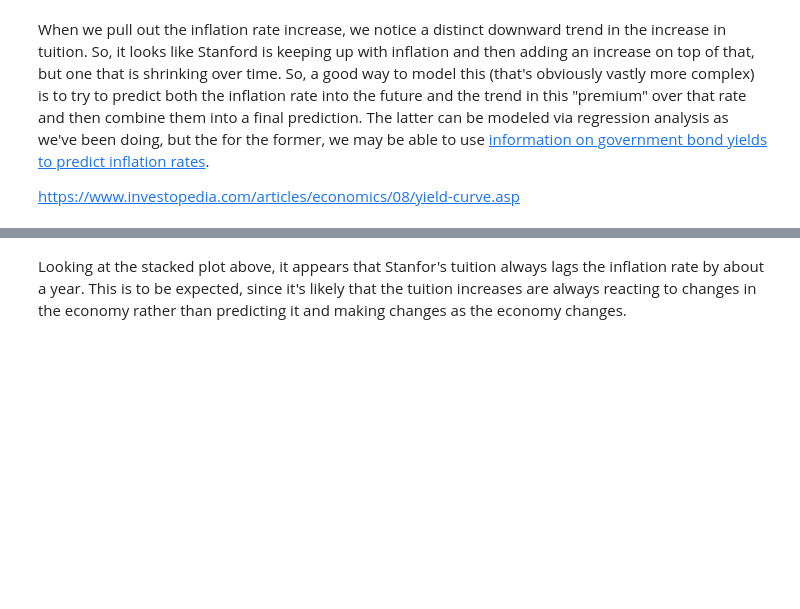
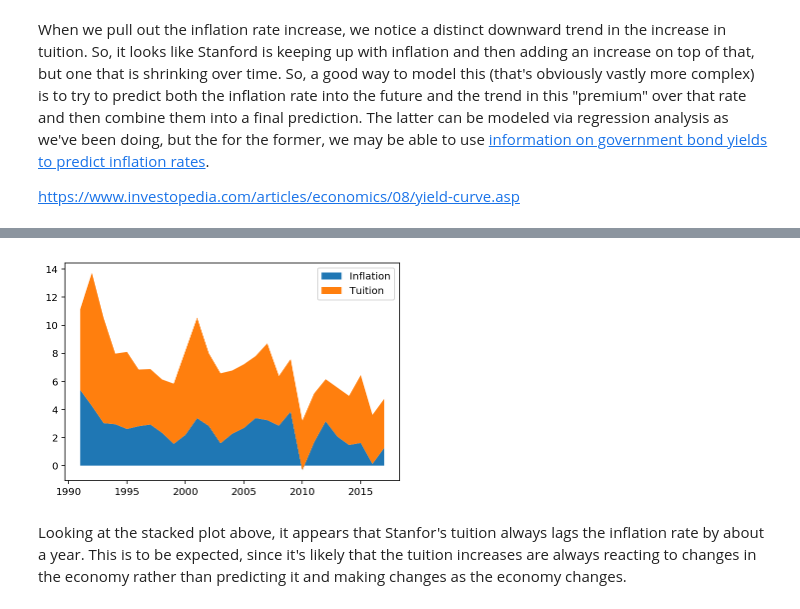
Before and after one commit to croach/data_science_for_daddies, a Jupyter notebook: Data Science for Daddies (and Mommies).ipynb, the cells around one changed output, grey strips where cells are left out. Cells and saved outputs as stored; diff of their text form; code cells hidden in the pictures; blank space fills up the shorter version.

```diff
--- a/Data Science for Daddies (and Mommies).ipynb
+++ b/Data Science for Daddies (and Mommies).ipynb
@@ -784,6 +811,9 @@ sns.regplot(X, y);
 # %%
 y1 = inflation['inflation']
 y2 = tuition['tuition']
-plt.stackplot(X, y1.shift(), y2);
+plt.stackplot(X, y1.shift(), y2, labels=['Inflation', 'Tuition'])
+plt.legend();
+# %% [output]
+[figure, added]
 # %% [markdown]
 Looking at the stacked plot above, it appears that Stanfor's tuition always lags the inflation rate by about a year. This is to be expected, since it's likely that the tuition increases are always reacting to changes in the economy rather than predicting it and making changes as the economy changes.
```
Also changed, not shown: parts of 23 cells of this notebook.
